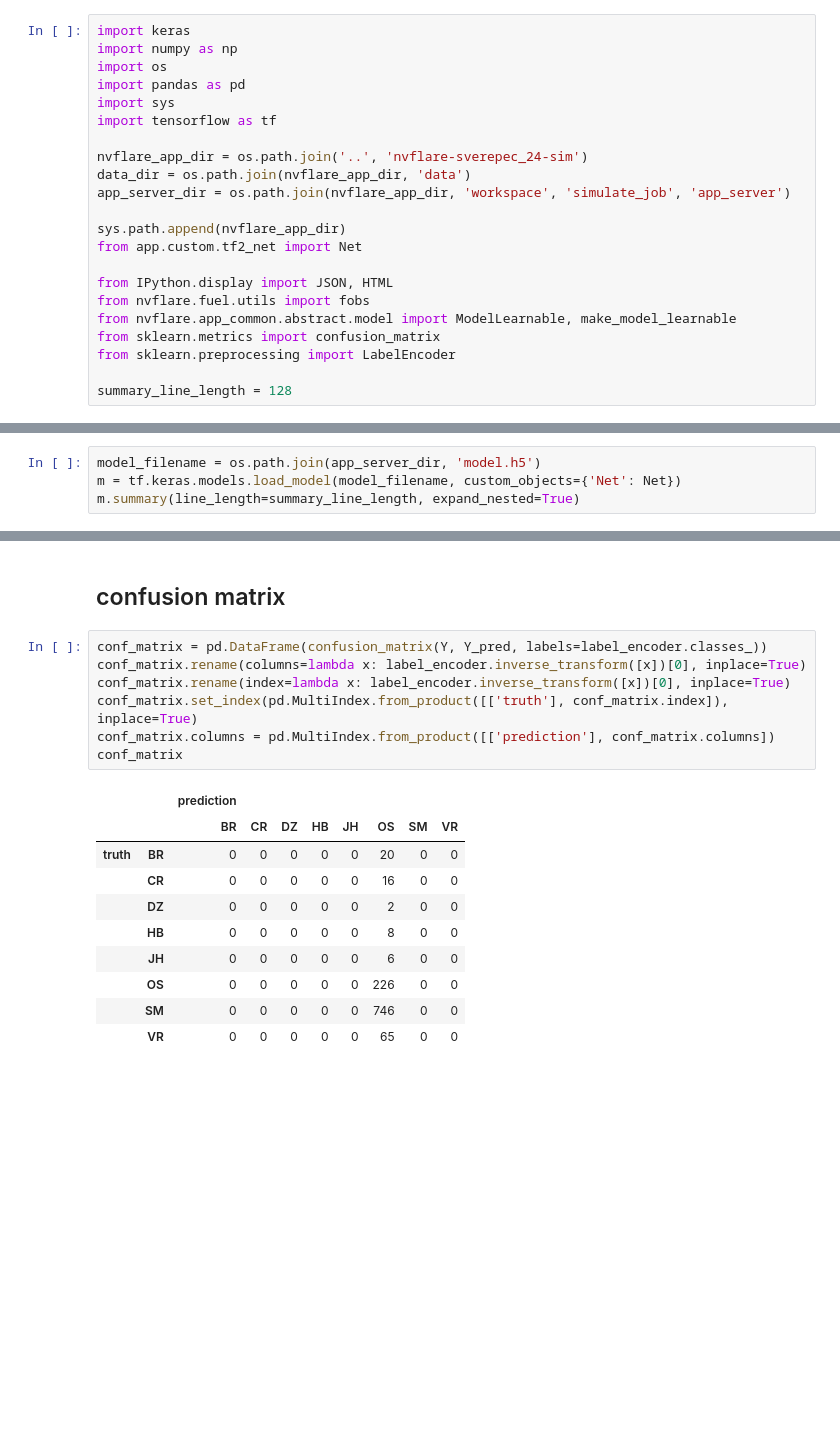
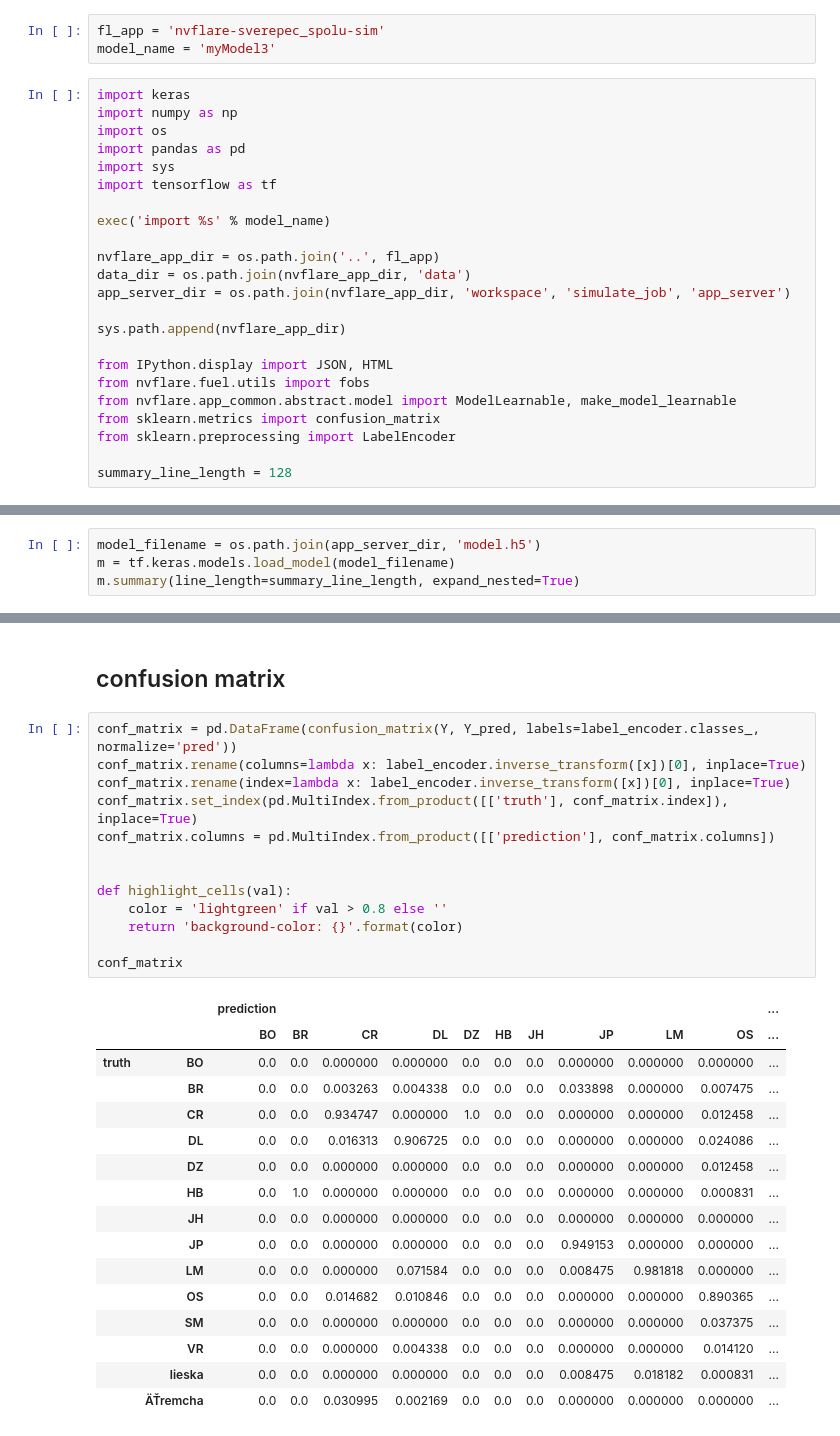
Before and after one commit to IISAS/nvflare-hysped, a Jupyter notebook: volumes/dev/tf/notebooks/model.ipynb, the cells around one changed output, grey strips where cells are left out. Drawn from its saved outputs; the diff is of its cells as text; blank space fills up the shorter version.

```diff
--- a/volumes/dev/tf/notebooks/model.ipynb
+++ b/volumes/dev/tf/notebooks/model.ipynb
@@ -1,3 +1,6 @@
+# %%
+fl_app = 'nvflare-sverepec_spolu-sim'
+model_name = 'myModel3'
 # %%
 import keras
 import numpy as np
@@ -6,12 +9,13 @@ import pandas as pd
 import sys
 import tensorflow as tf
 
-nvflare_app_dir = os.path.join('..', 'nvflare-sverepec_24-sim')
+exec('import %s' % model_name)
+
+nvflare_app_dir = os.path.join('..', fl_app)
 data_dir = os.path.join(nvflare_app_dir, 'data')
 app_server_dir = os.path.join(nvflare_app_dir, 'workspace', 'simulate_job', 'app_server')
 
 sys.path.append(nvflare_app_dir)
-from app.custom.tf2_net import Net
 
 from IPython.display import JSON, HTML
 from nvflare.fuel.utils import fobs
@@ -24,6 +28,6 @@ summary_line_length = 128
 ## load global model
 # %%
 model_filename = os.path.join(app_server_dir, 'model.h5')
-m = tf.keras.models.load_model(model_filename, custom_objects={'Net': Net})
+m = tf.keras.models.load_model(model_filename)
 m.summary(line_length=summary_line_length, expand_nested=True)
 # %% [output]
@@ -115,20 +119,32 @@ display(pd.concat([Y, Y_pred], axis=1))
 # %% [markdown]
 ## confusion matrix
 # %%
-conf_matrix = pd.DataFrame(confusion_matrix(Y, Y_pred, labels=label_encoder.classes_))
+conf_matrix = pd.DataFrame(confusion_matrix(Y, Y_pred, labels=label_encoder.classes_, normalize='pred'))
 conf_matrix.rename(columns=lambda x: label_encoder.inverse_transform([x])[0], inplace=True)
 conf_matrix.rename(index=lambda x: label_encoder.inverse_transform([x])[0], inplace=True)
 conf_matrix.set_index(pd.MultiIndex.from_product([['truth'], conf_matrix.index]), inplace=True)
 conf_matrix.columns = pd.MultiIndex.from_product([['prediction'], conf_matrix.columns])
+
+
+def highlight_cells(val):
+    color = 'lightgreen' if val > 0.8 else ''
+    return 'background-color: {}'.format(color)
+
 conf_matrix
 # %% [output]
-|  |  | prediction |  |  |  |  |  |  |  |
-|  |  | BR | CR | DZ | HB | JH | OS | SM | VR |
-| truth | BR | 0 | 0 | 0 | 0 | 0 | 20 | 0 | 0 |
-|  | CR | 0 | 0 | 0 | 0 | 0 | 16 | 0 | 0 |
-|  | DZ | 0 | 0 | 0 | 0 | 0 | 2 | 0 | 0 |
-|  | HB | 0 | 0 | 0 | 0 | 0 | 8 | 0 | 0 |
-|  | JH | 0 | 0 | 0 | 0 | 0 | 6 | 0 | 0 |
-|  | OS | 0 | 0 | 0 | 0 | 0 | 226 | 0 | 0 |
-|  | SM | 0 | 0 | 0 | 0 | 0 | 746 | 0 | 0 |
-|  | VR | 0 | 0 | 0 | 0 | 0 | 65 | 0 | 0 |
+|  |  | prediction |  |  |  |  |  |  |  |  |  | ... |
+|  |  | BO | BR | CR | DL | DZ | HB | JH | JP | LM | OS | ... |
+| truth | BO | 0.0 | 0.0 | 0.000000 | 0.000000 | 0.0 | 0.0 | 0.0 | 0.000000 | 0.000000 | 0.000000 | ... |
+|  | BR | 0.0 | 0.0 | 0.003263 | 0.004338 | 0.0 | 0.0 | 0.0 | 0.033898 | 0.000000 | 0.007475 | ... |
+|  | CR | 0.0 | 0.0 | 0.934747 | 0.000000 | 1.0 | 0.0 | 0.0 | 0.000000 | 0.000000 | 0.012458 | ... |
+|  | DL | 0.0 | 0.0 | 0.016313 | 0.906725 | 0.0 | 0.0 | 0.0 | 0.000000 | 0.000000 | 0.024086 | ... |
+|  | DZ | 0.0 | 0.0 | 0.000000 | 0.000000 | 0.0 | 0.0 | 0.0 | 0.000000 | 0.000000 | 0.012458 | ... |
+|  | HB | 0.0 | 1.0 | 0.000000 | 0.000000 | 0.0 | 0.0 | 0.0 | 0.000000 | 0.000000 | 0.000831 | ... |
+|  | JH | 0.0 | 0.0 | 0.000000 | 0.000000 | 0.0 | 0.0 | 0.0 | 0.000000 | 0.000000 | 0.000000 | ... |
+|  | JP | 0.0 | 0.0 | 0.000000 | 0.000000 | 0.0 | 0.0 | 0.0 | 0.949153 | 0.000000 | 0.000000 | ... |
+|  | LM | 0.0 | 0.0 | 0.000000 | 0.071584 | 0.0 | 0.0 | 0.0 | 0.008475 | 0.981818 | 0.000000 | ... |
+|  | OS | 0.0 | 0.0 | 0.014682 | 0.010846 | 0.0 | 0.0 | 0.0 | 0.000000 | 0.000000 | 0.890365 | ... |
+|  | SM | 0.0 | 0.0 | 0.000000 | 0.000000 | 0.0 | 0.0 | 0.0 | 0.000000 | 0.000000 | 0.037375 | ... |
+|  | VR | 0.0 | 0.0 | 0.000000 | 0.004338 | 0.0 | 0.0 | 0.0 | 0.000000 | 0.000000 | 0.014120 | ... |
+|  | lieska | 0.0 | 0.0 | 0.000000 | 0.000000 | 0.0 | 0.0 | 0.0 | 0.008475 | 0.018182 | 0.000831 | ... |
+|  | ÄŤremcha | 0.0 | 0.0 | 0.030995 | 0.002169 | 0.0 | 0.0 | 0.0 | 0.000000 | 0.000000 | 0.000000 | ... |
```
Also changed, not shown: parts of 5 cells of this notebook, 7 other files.
